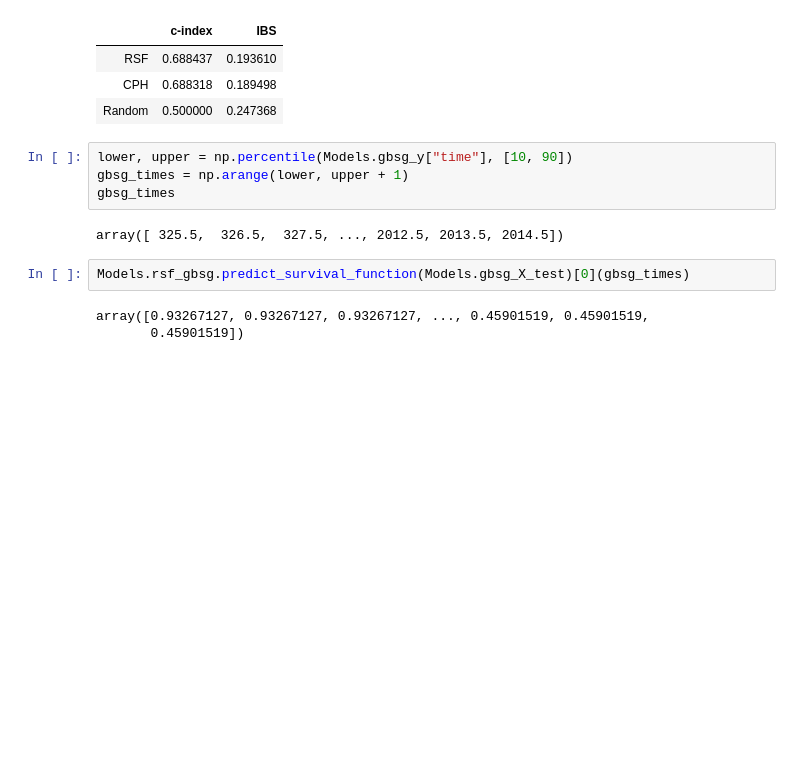
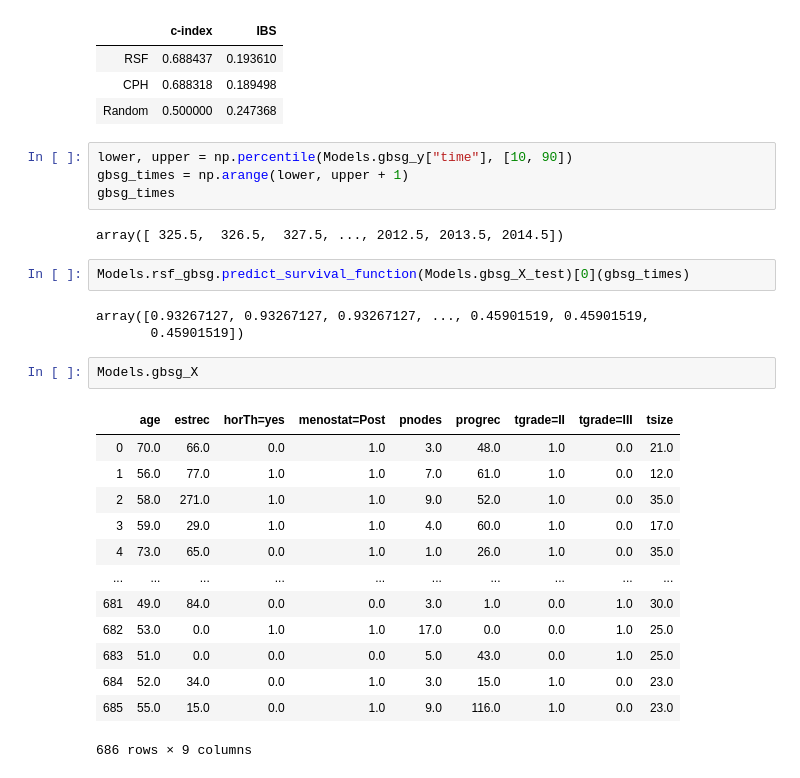
Before and after one commit to hmzhan/disaster_tweets, a Jupyter notebook: notebooks/survival-evaluation.ipynb, the cells around one changed output. Cells and saved outputs as stored; diff of their text form; blank space fills up the shorter version.

Commit message:
check data in gbsg

```diff
--- a/notebooks/survival-evaluation.ipynb
+++ b/notebooks/survival-evaluation.ipynb
@@ -64,3 +64,19 @@ Models.rsf_gbsg.predict_survival_function(Models.gbsg_X_test)[0](gbsg_times)
 # %% [output]
 array([0.93267127, 0.93267127, 0.93267127, ..., 0.45901519, 0.45901519,
        0.45901519])
+# %%
+Models.gbsg_X
+# %% [output]
+|  | age | estrec | horTh=yes | menostat=Post | pnodes | progrec | tgrade=II | tgrade=III | tsize |
+| 0 | 70.0 | 66.0 | 0.0 | 1.0 | 3.0 | 48.0 | 1.0 | 0.0 | 21.0 |
+| 1 | 56.0 | 77.0 | 1.0 | 1.0 | 7.0 | 61.0 | 1.0 | 0.0 | 12.0 |
+| 2 | 58.0 | 271.0 | 1.0 | 1.0 | 9.0 | 52.0 | 1.0 | 0.0 | 35.0 |
+| 3 | 59.0 | 29.0 | 1.0 | 1.0 | 4.0 | 60.0 | 1.0 | 0.0 | 17.0 |
+| 4 | 73.0 | 65.0 | 0.0 | 1.0 | 1.0 | 26.0 | 1.0 | 0.0 | 35.0 |
+| ... | ... | ... | ... | ... | ... | ... | ... | ... | ... |
+| 681 | 49.0 | 84.0 | 0.0 | 0.0 | 3.0 | 1.0 | 0.0 | 1.0 | 30.0 |
+| 682 | 53.0 | 0.0 | 1.0 | 1.0 | 17.0 | 0.0 | 0.0 | 1.0 | 25.0 |
+| 683 | 51.0 | 0.0 | 0.0 | 0.0 | 5.0 | 43.0 | 0.0 | 1.0 | 25.0 |
+| 684 | 52.0 | 34.0 | 0.0 | 1.0 | 3.0 | 15.0 | 1.0 | 0.0 | 23.0 |
+| 685 | 55.0 | 15.0 | 0.0 | 1.0 | 9.0 | 116.0 | 1.0 | 0.0 | 23.0 |
+686 rows × 9 columns
```
Also changed, not shown: parts of 1 cell of this notebook.
